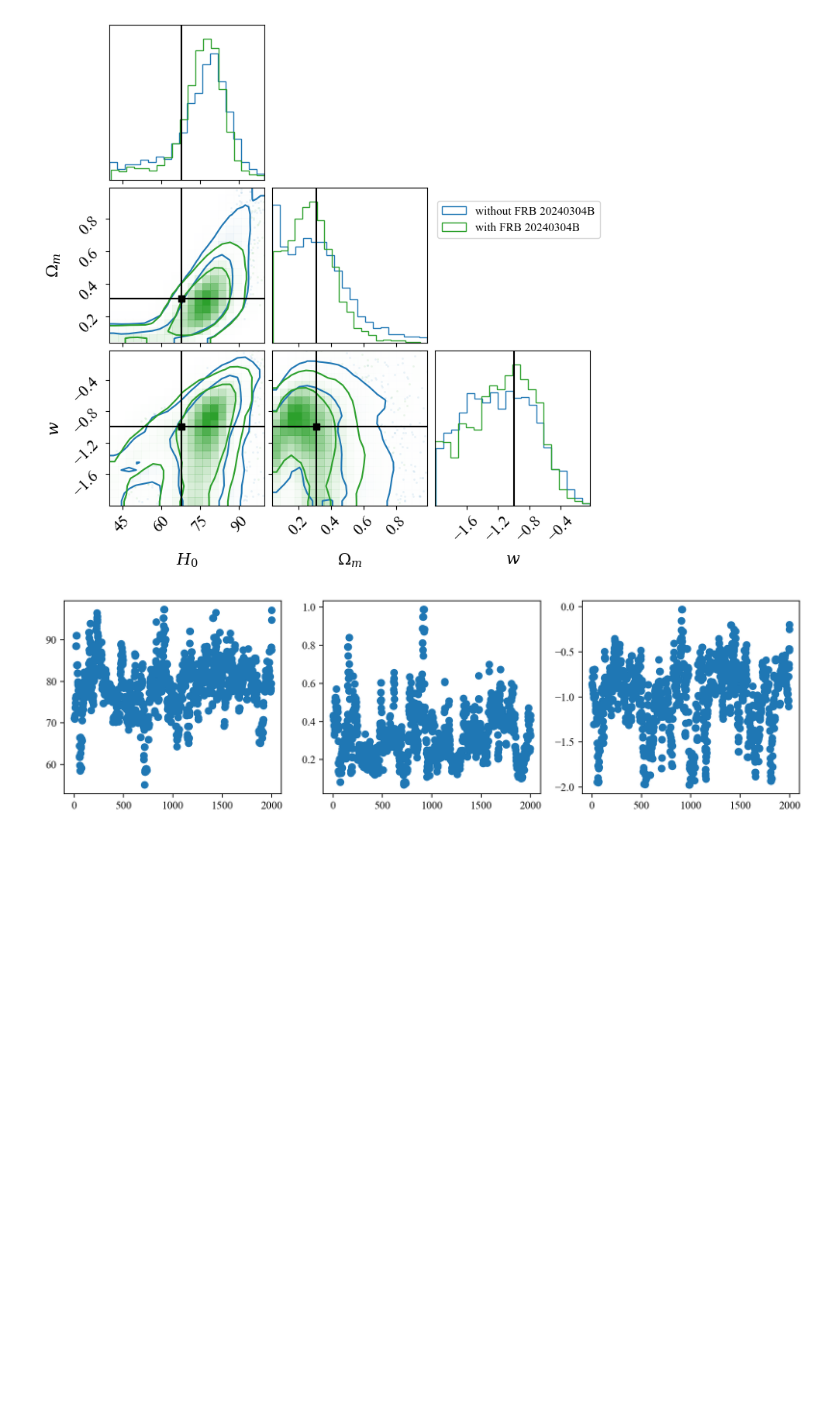
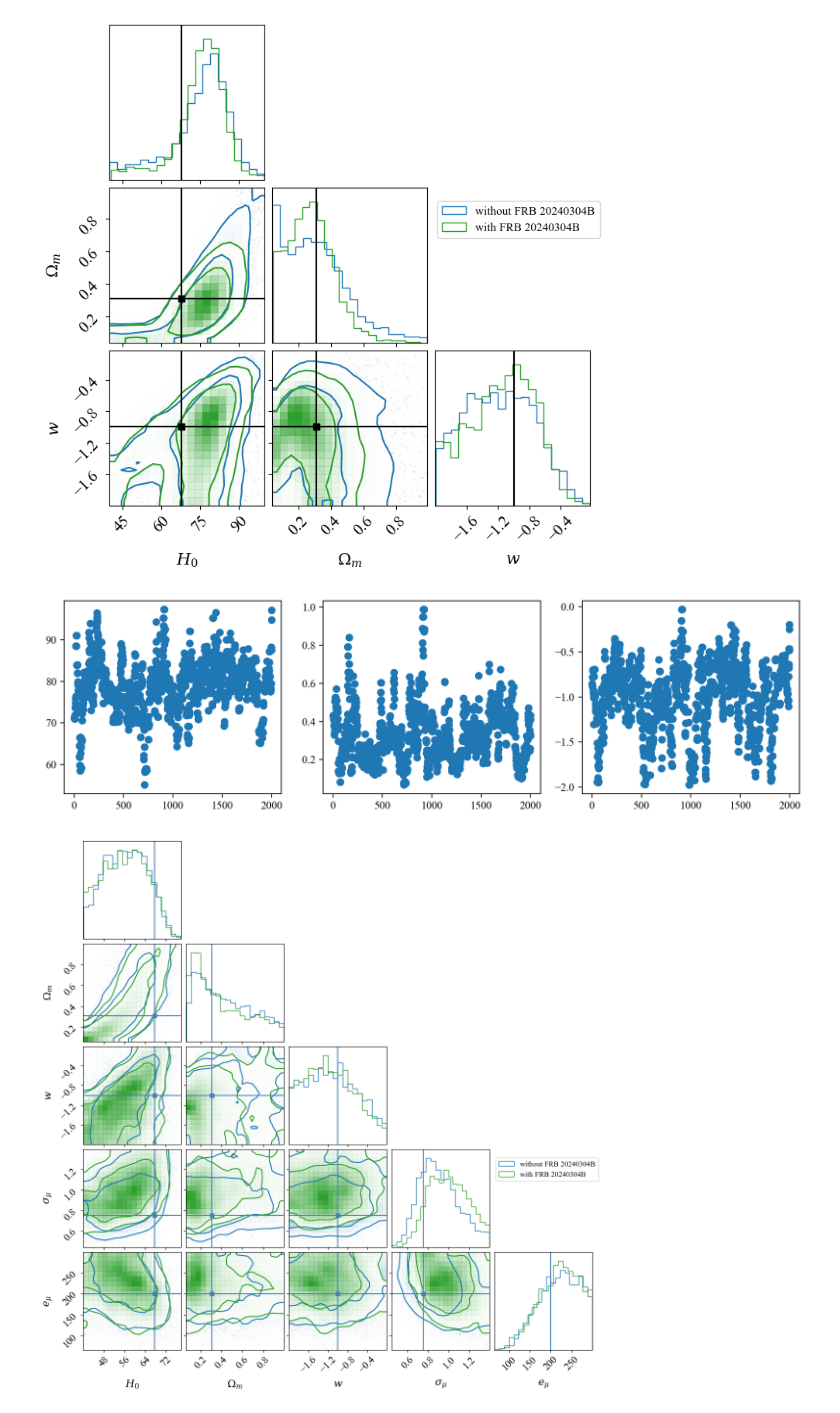
Before and after one commit to MariosNT/DM_cosmic_Pade, a Jupyter notebook: Notebooks/MCMC_observations.ipynb, the cells around one changed output. Cells and saved outputs as stored; diff of their text form; code cells hidden in the pictures; blank space fills up the shorter version.

Commit message:
code update
- Some quick checks on observational data

```diff
--- a/Notebooks/MCMC_observations.ipynb
+++ b/Notebooks/MCMC_observations.ipynb
@@ -93,3 +108,7 @@ samples_PD_pdf_lowZ, flat_samples_PD_pdf_lowZ = run_mcmc_analysis_pdf(frb_data_c
+# %%
+samples_PD_pdf_host, flat_samples_PD_pdf_host = run_mcmc_analysis_pdf_host(np.array(frb_data_cut['z']), np.array(frb_data_cut['DM_ext(ne2001)']), 50, log_probability_frb_Pade_pdf_host, DATA_PATH, N_samples=2000)
+# %%
+samples_PD_pdf_host_lowZ, flat_samples_PD_pdf_host_lowZ = run_mcmc_analysis_pdf_host(np.array(frb_data_cut_lowZ['z']), np.array(frb_data_cut_lowZ['DM_ext(ne2001)']), 50, log_probability_frb_Pade_pdf_host, DATA_PATH, N_samples=2000)
 # %% [markdown]
 #### Save posterior data
 # %%
@@ -224,3 +243,22 @@ plt.tight_layout() # Prevents overlap
 plt.show()
 # %% [output]
 [figure]
+# %%
+labels = [r"$H_0$", r"$\Omega_m$", r"$w$", r"$\sigma_\mu$", r"$e_\mu$"]
+
+fig = corner.corner(
+    flat_samples_PD_pdf_host_lowZ, labels=labels, color="tab:blue",\
+    smooth=True, label_kwargs={"fontsize": 15}, levels=(0.68, 0.95)
+)
+fig = corner.corner(
+    flat_samples_PD_pdf_host, fig=fig,\
+    levels=(0.68, 0.95), color="tab:green", smooth=True, truths=[HUBBLE, OMEGA_MATTER, W_LAMBDA, 0.75, 200]
+);
+
+for ax in fig.get_axes():
+    ax.tick_params(axis='both', labelsize=15)
+
+plt.legend(['without FRB 20240304B', 'with FRB 20240304B'], loc='upper right', bbox_to_anchor=(0.1, 1., 1, 1), fontsize=11)
+plt.show()
+# %% [output]
+[figure, added]
```
Also changed, not shown: parts of 6 cells of this notebook, 1 other file.
